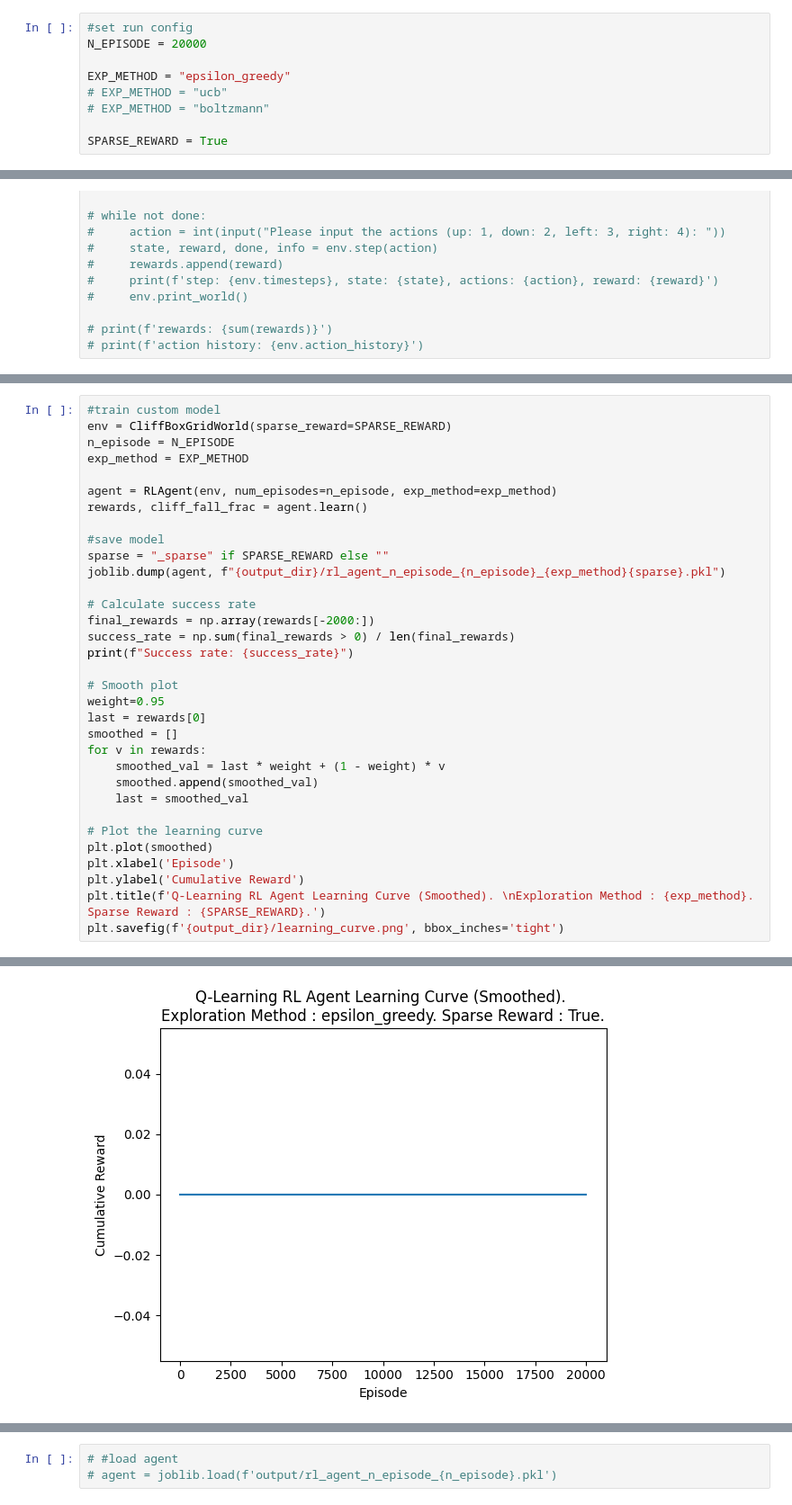
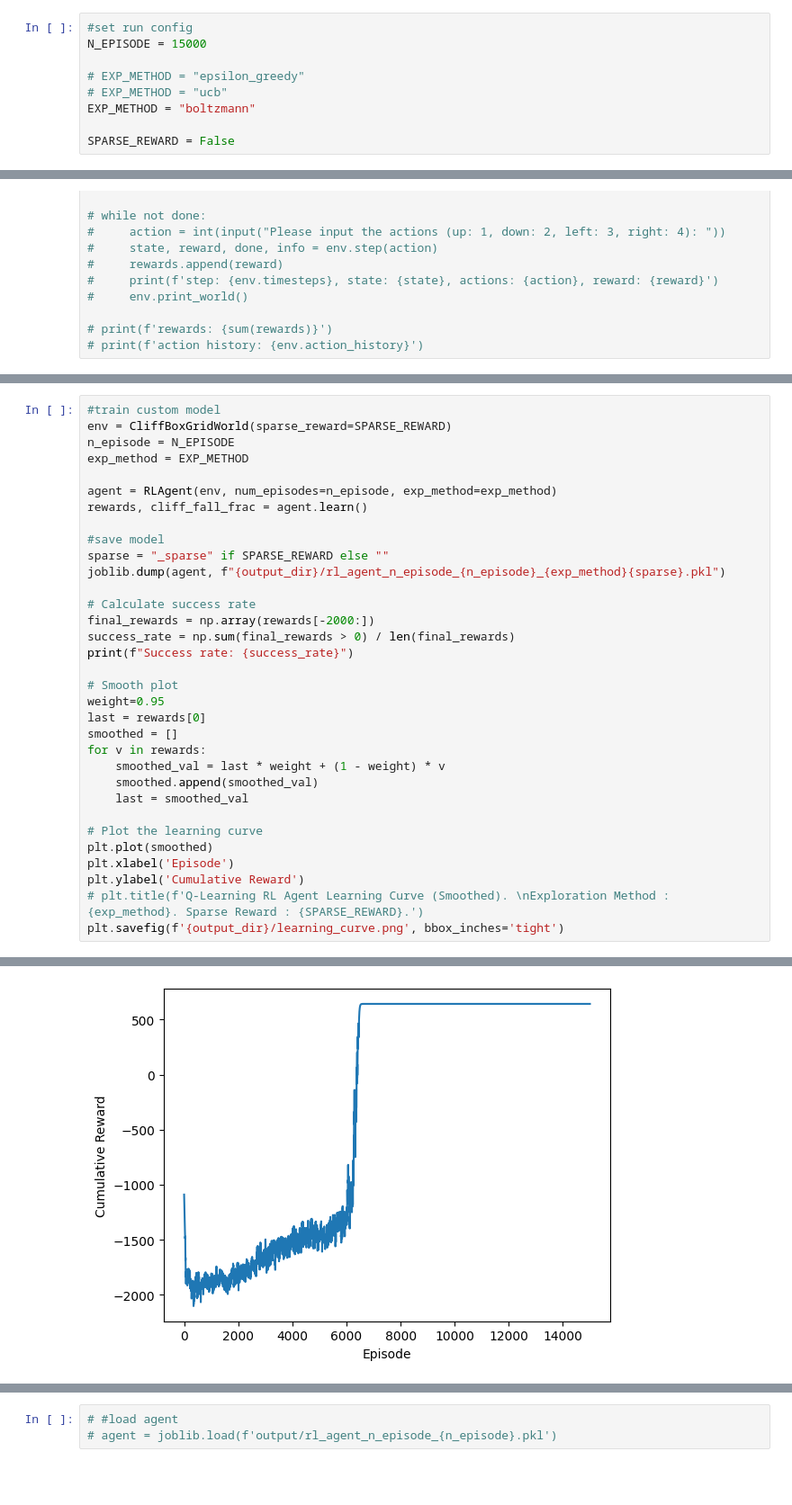
Before and after one commit to Ardacandra/ai6101_rl_agent, a Jupyter notebook: sandbox.ipynb, the cells around one changed output, grey strips where cells are left out. Shown at 90% size. Drawn from its saved outputs; the diff is of its cells as text; blank space fills up the shorter version.

Commit message:
revise plotting

```diff
--- a/sandbox.ipynb
+++ b/sandbox.ipynb
@@ -19,13 +19,13 @@ import seaborn as sns
 %matplotlib inline
 # %%
 #set run config
-N_EPISODE = 20000
+N_EPISODE = 15000
 
-EXP_METHOD = "epsilon_greedy"
+# EXP_METHOD = "epsilon_greedy"
 # EXP_METHOD = "ucb"
-# EXP_METHOD = "boltzmann"
+EXP_METHOD = "boltzmann"
 
-SPARSE_REWARD = True
+SPARSE_REWARD = False
 # %%
 #prepare folder to save images
 runtime_id = str(int(time.time() * 1000))
@@ -93,6 +93,6 @@ for v in rewards:
 plt.plot(smoothed)
 plt.xlabel('Episode')
 plt.ylabel('Cumulative Reward')
-plt.title(f'Q-Learning RL Agent Learning Curve (Smoothed). \nExploration Method : {exp_method}. Sparse Reward : {SPARSE_REWARD}.')
+# plt.title(f'Q-Learning RL Agent Learning Curve (Smoothed). \nExploration Method : {exp_method}. Sparse Reward : {SPARSE_REWARD}.')
 plt.savefig(f'{output_dir}/learning_curve.png', bbox_inches='tight')
 # %% [output]
@@ -100,4 +100,4 @@ Success rate: 0.0
-[figure, old version]
+[figure, new version]
 # %%
 ### ASSIGNMENT START
 
```
Also changed, not shown: parts of 8 cells of this notebook.
